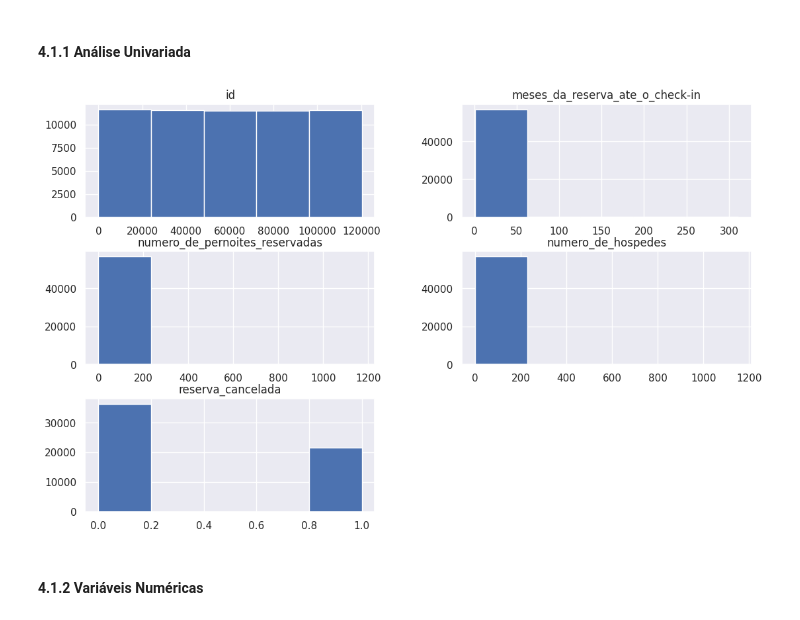
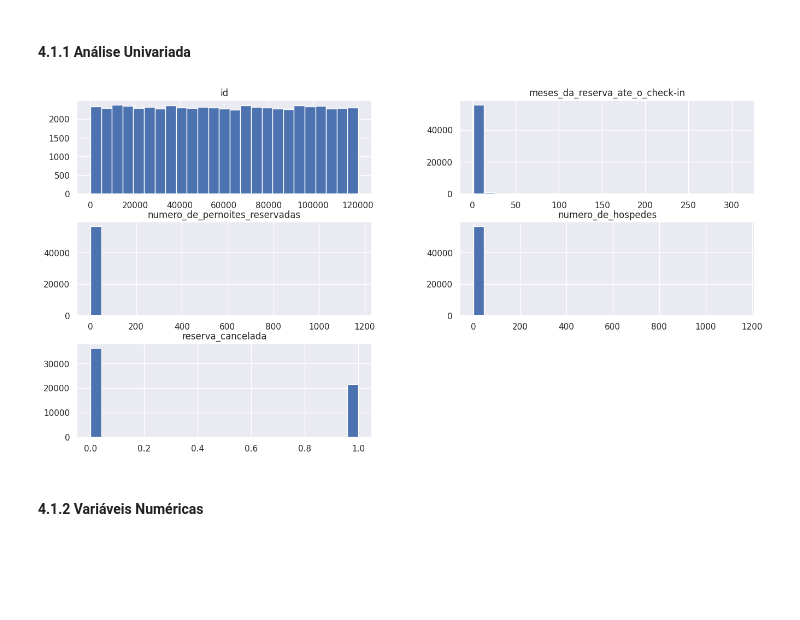
Before and after one commit to RicardoFFdev/hack_days_cds_04, a Jupyter notebook: hackdays4_nb_01.ipynb, the cells around one changed output. Saved outputs shown, nothing was run; the diff lists cells and outputs as text; code cells hidden in the pictures; blank space fills up the shorter version.

```diff
--- a/hackdays4_nb_01.ipynb
+++ b/hackdays4_nb_01.ipynb
@@ -291,9 +283,9 @@ df4 = df3.copy()
 # %% [markdown]
 #### 4.1.1 Análise Univariada
 # %%
-num_attributes.hist(bins=5, figsize=(13, 8));
+num_attributes.hist(bins=25, figsize=(16, 8));
 # %% [output]
-[figure, old version]
+[figure, new version]
 # %% [markdown]
 #### 4.1.2 Variáveis Numéricas
 # %% [markdown]
```
Also changed, not shown: parts of 9 cells of this notebook, 2 other files.
